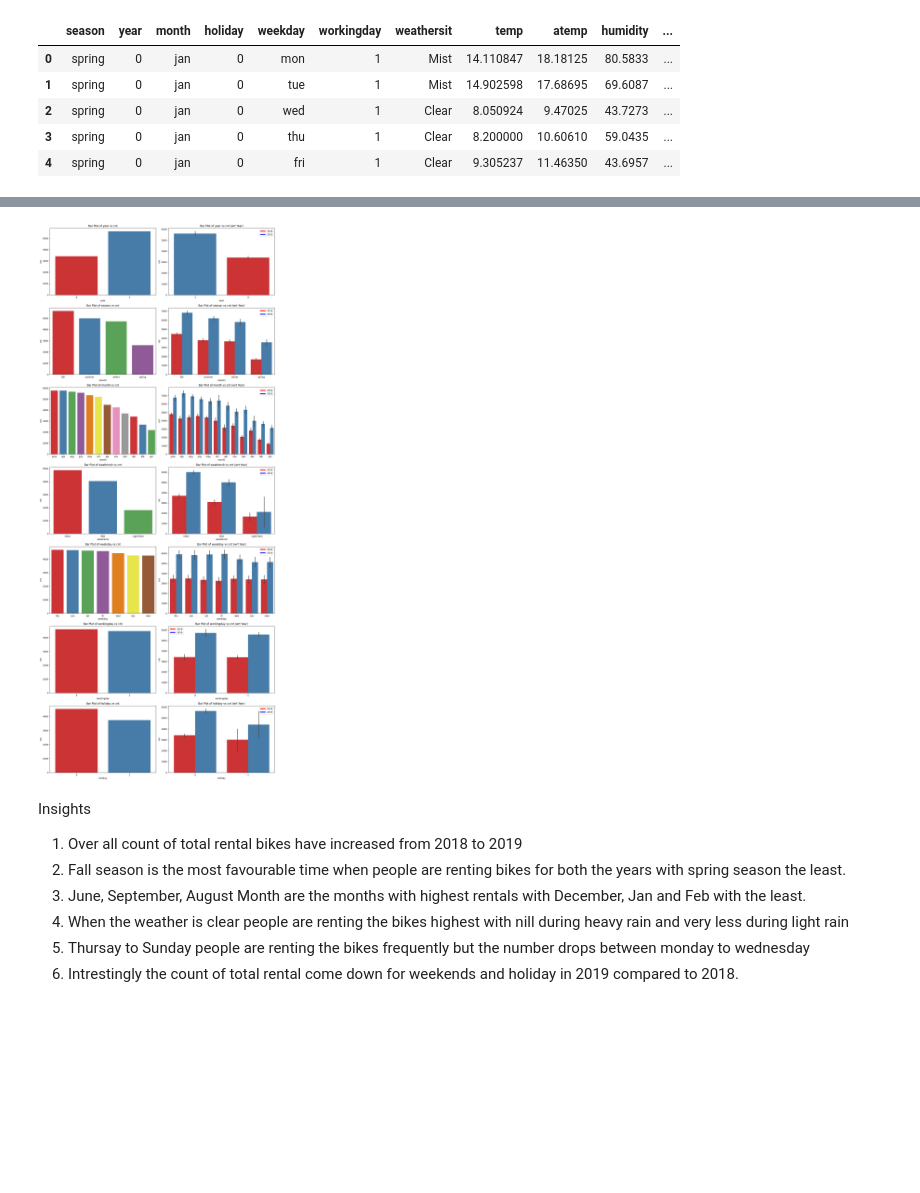
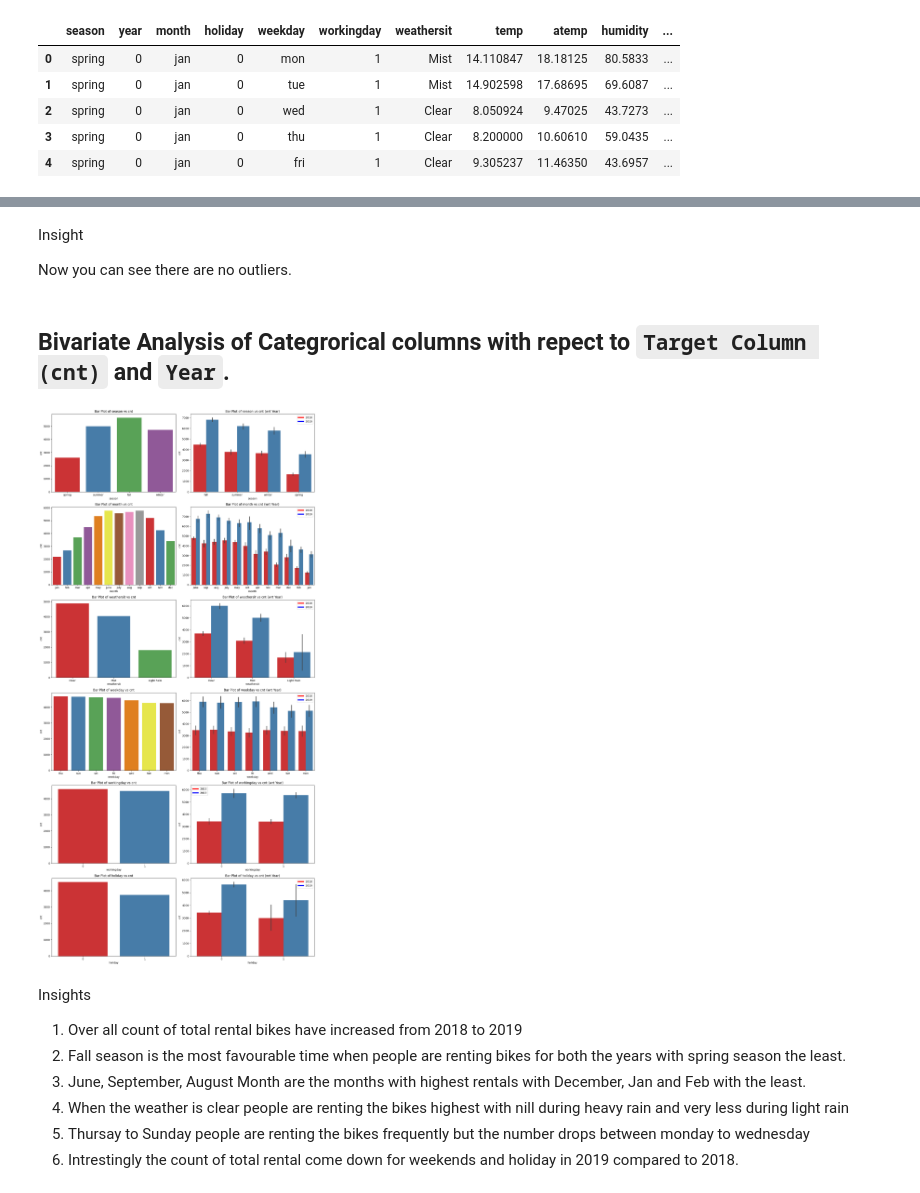
Before and after one commit to AngadSinghLamba/Media_ML_project, a Jupyter notebook: Bike Sharing Assingment Files/Bike_sharing.ipynb, the cells around one changed output, grey strips where cells are left out. Cells and saved outputs as stored; diff of their text form; code cells hidden in the pictures; blank space fills up the shorter version.

````diff
--- a/Bike Sharing Assingment Files/Bike_sharing.ipynb
+++ b/Bike Sharing Assingment Files/Bike_sharing.ipynb
@@ -104,3 +118,10 @@ bike.columns
 Index(['season', 'yr', 'mnth', 'holiday', 'weekday', 'workingday',
        'weathersit', 'temp', 'atemp', 'hum', 'windspeed', 'cnt'],
       dtype='object')
+# %%
+# Form data dictionary and abvoe analysis we can say that  season, weathersit & month are catogorical values but found as int.
+#Lets Convert season, weathersit & month to Catogory type
+bike['season']=bike['season'].astype('category')
+bike['weathersit']=bike['weathersit'].astype('category')
+bike['mnth']=bike['mnth'].astype('category')
+bike.info()
@@ -319,0 +237,20 @@ def plot_cat_columns(cat_columns, data):
+# %%
+# Line graph will that show the count vs month for year 2018 and 2019.
+
+# Define line colors
+line_colors = ['blue', 'green']  # Example colors for 2018 and 2019 lines
+legend_colors = ['blue', 'green']  # Colors for the legend
+
+sns.lineplot(x="month", y="cnt", data=bike, hue="year", palette=line_colors)
+
+legend = plt.legend(title='Year', labels=['2018', '2019'])
+for i, text in enumerate(legend.get_texts()):
+    plt.setp(text, color=legend_colors[i])
+
+# Adding titles and labels
+plt.title("Monthly Count for Years 2018 and 2019")
+plt.xlabel("Month")
+plt.ylabel("Count")
+
+# Displaying the plot
+plt.show()
@@ -319,0 +263,2 @@ def plot_cat_columns(cat_columns, data):
+# %%
+num_cols = ['temp', 'atemp', 'humidity', 'windspeed']
@@ -320,3 +362,9 @@ def plot_cat_columns(cat_columns, data):
+# %% [markdown]
+Insight
+
+Now you can see there are no outliers.
+# %% [markdown]
+ ## Bivariate Analysis of Categrorical columns with repect to ```Target Column (cnt)``` and ```Year```.
 # %%
 def plot_cat_columns(cat_columns, data):
     num_columns = len(cat_columns)
@@ -349,10 +397,9 @@ def plot_cat_columns(cat_columns, data):
 
     plt.tight_layout()
 # %%
-# Assuming 'bike' is your DataFrame
-plot_cat_columns(["year",'season', 'month', 'weathersit', 'weekday',"workingday","holiday"], bike)
+plot_cat_columns(['season', 'month', 'weathersit', 'weekday',"workingday","holiday"], bike)
 # %% [output]
-[figure, old version]
+[figure, new version]
 # %% [markdown]
 Insights
 
````
Also changed, not shown: parts of 106 cells of this notebook.
